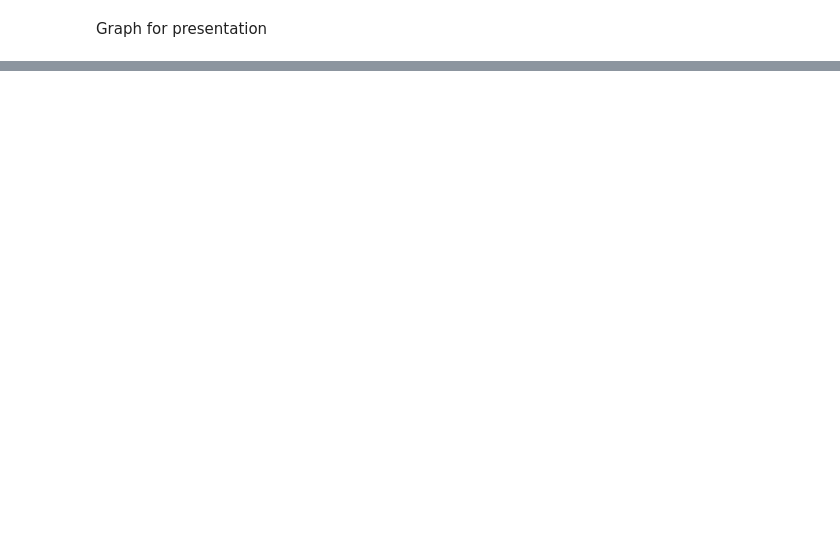
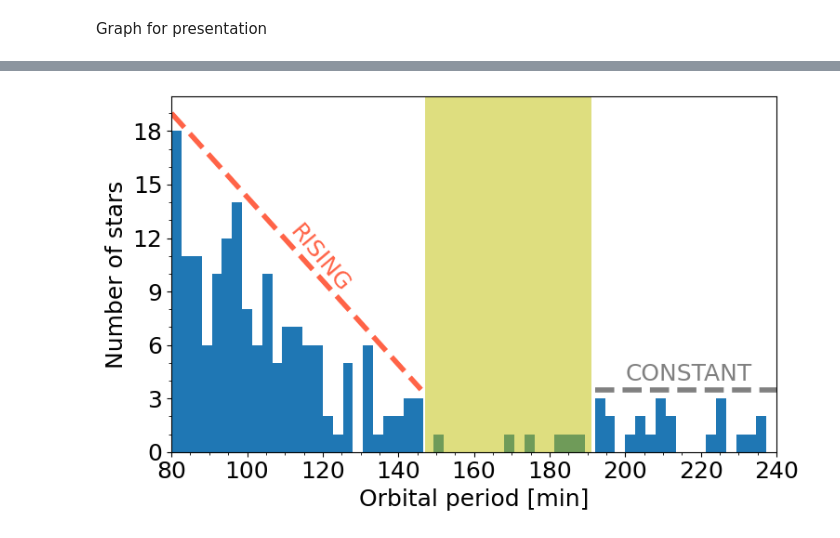
Before and after one commit to wknop/licencjat, a Jupyter notebook: notebook1.ipynb, the cells around one changed output, grey strips where cells are left out. Saved outputs shown, nothing was run; the diff lists cells and outputs as text; code cells hidden in the pictures; blank space fills up the shorter version.

```diff
--- a/notebook1.ipynb
+++ b/notebook1.ipynb
@@ -313,0 +316,21 @@ fig.tight_layout()
+# %%
+fig, ax2 = plt.subplots(1, 1, figsize=(8,5))
+
+color = 'tab:blue'
+ax2.hist(df_non_polars['per'], bins=60, range=(80, 240), density=False, color=color, alpha = 1)
+ax2.xaxis.set_major_locator(ticker.MultipleLocator(20))
+ax2.xaxis.set_minor_locator(ticker.MultipleLocator(5))
+ax2.set_xlim([80,240])
+ax2.set_xlabel('Orbital period [min]')
+ax2.set_ylabel('Number of stars')
+ax2.axvspan(147, 191, color='y', alpha=0.5, lw=0)
+ax2.yaxis.set_major_locator(ticker.MultipleLocator(3))
+ax2.yaxis.set_minor_locator(ticker.MultipleLocator(1))
+plt.rc('font', size=18)
+ax2.plot([80, 146], [19, 3.5], linestyle='--',  linewidth = 4, color = 'tomato')
+ax2.axhline(y = 3.5, xmin=(192-80)/(240-80), linestyle='--', linewidth = 4, color = 'grey')
+plt.text( 110, 9, 'RISING', rotation=-50, color='tomato')
+plt.text( 200, 4, 'CONSTANT', rotation=0, color='grey')
+fig.tight_layout()
+# %% [output]
+[figure, added]
```
Also changed, not shown: parts of 10 cells of this notebook.
